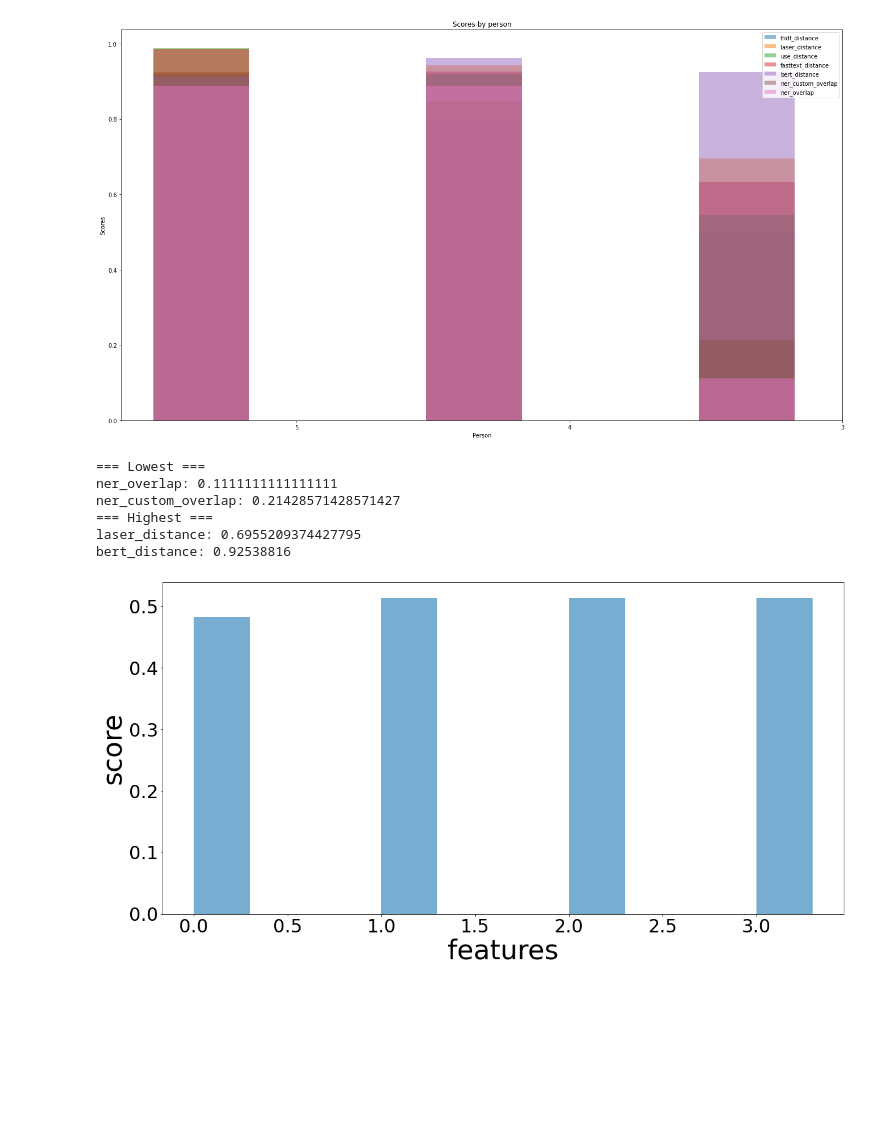
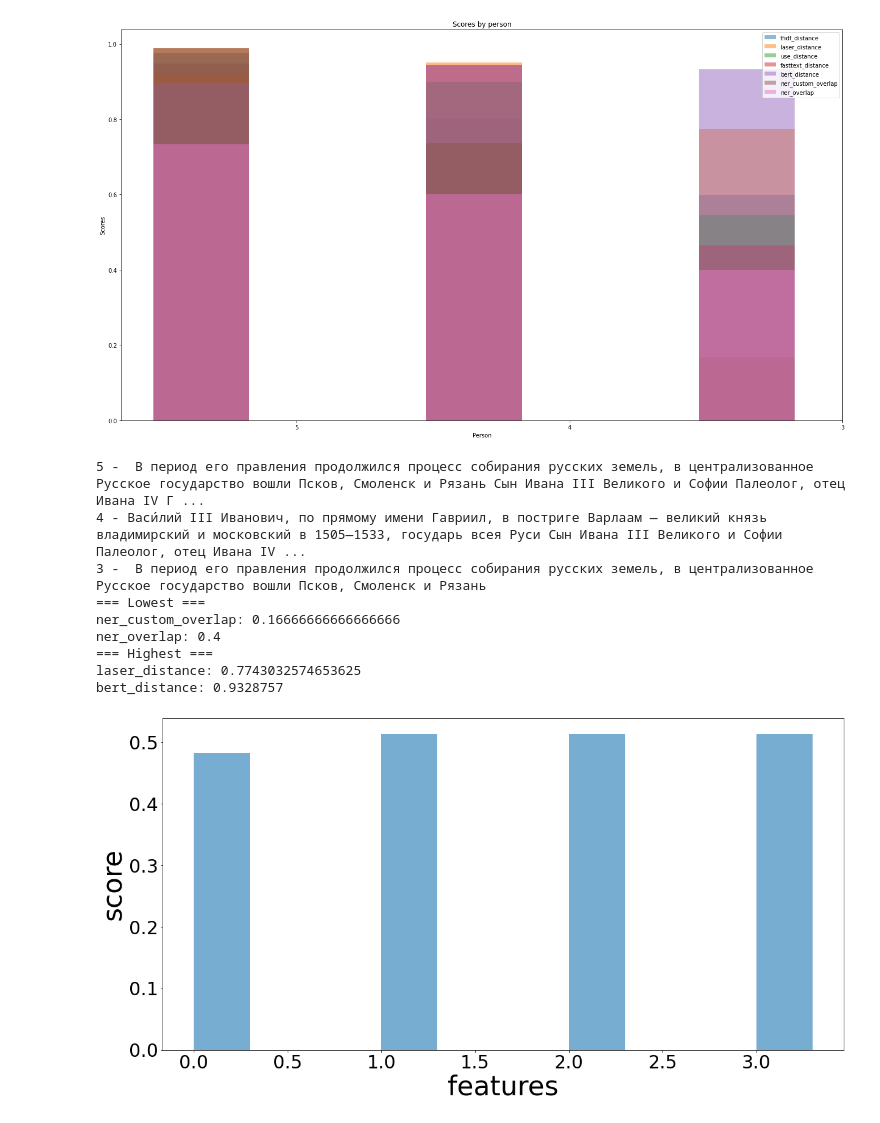
Before and after one commit to DaniilRoman/short_answers_scoring, a Jupyter notebook: visualization.ipynb, the cells around one changed output. Drawn from its saved outputs; the diff is of its cells as text; code cells hidden in the pictures; blank space fills up the shorter version.

```diff
--- a/visualization.ipynb
+++ b/visualization.ipynb
@@ -71,7 +71,7 @@ def vis_sim(original, answers, answers_sim, folder_path="/home/droman/Documents/
         file.write(lines)
 
 
-def print_feature_comparing(values):
+def print_feature_comparing(values, file_prefix):
     # values = {"bert": [3,5,1], "use": [1,4,2], "ner": [2, 3,2]}
 
     fig, ax = plt.subplots()
@@ -91,29 +91,29 @@ def print_feature_comparing(values):
     plt.xticks(index + bar_width, ('5', '4', '3'))
     plt.legend()
 
-    file_prefix = '/home/droman/Documents/diploma/deeppavlov_ner_3.6/data/output/images/sentences/'
-    plt.savefig(file_prefix + "sentence_comparison" +'.png')
+    plt.savefig(file_prefix +'.png')
 
     plt.tight_layout()
     plt.show()
 
-def feature_comparing():
+def feature_comparing(index = 22):
     data = pd.read_csv("/home/droman/Documents/diploma/deeppavlov_ner_3.6/data/output/normalized/data_origin.csv")
-    index = 10
     original = data["original"][index]
     features = ["tfidf_distance", "laser_distance", "use_distance", "fasttext_distance", "bert_distance", "ner_custom_overlap", "ner_overlap"]
     values = {}
+    lines = ""
     for i in features:
         values[i] = []
 
     for i in [5, 4, 3]:
         targets = data.loc[(data["original"] == original) & (data["score"] == i)]
+        lines += str(i) + " - " + targets["scored_text"].values[0] + "\n"
         for feature in features:
             values[feature].append(targets[feature].values[0])
-    print_feature_comparing(values)
+    file_prefix = '/home/droman/Documents/diploma/deeppavlov_ner_3.6/data/output/images/sentences/sentence_comparison_' + str(index)
+    print_feature_comparing(values, file_prefix)
+    values = {k: v for k, v in sorted(values.items(), key=lambda item: item[1][2])}
 
-    values = {k: v for k, v in sorted(values.items(), key=lambda item: item[1][2])}
-    lines = ""
     lines += ("=== Lowest ==="+"\n")
     for item in list(values.items())[:2]:
         lines += (item[0] + ": " + str(item[1][2]) + "\n")
@@ -121,19 +121,21 @@ def feature_comparing():
     for item in list(values.items())[-2:]:
         lines += (item[0] + ": " + str(item[1][2]) + "\n")
 
-    file_prefix = '/home/droman/Documents/diploma/deeppavlov_ner_3.6/data/output/images/sentences/'
-    file_path = file_prefix + "sentence_comparison" +'.txt'
+    file_path = file_prefix + '.txt'
     with open(file_path, "w") as file:
         print(lines)
         file.write(lines)
 # %%
-feature_comparing()
+feature_comparing(33)
 # %% [output]
-[figure, old version]
+[figure, new version]
+5 -  В период его правления продолжился процесс собирания русских земель, в централизованное Русское государство вошли Псков, Смоленск и Рязань Сын Ивана III Великого и Софии Палеолог, отец Ивана IV Г ...
+4 - Васи́лий III Иванович, по прямому имени Гавриил, в постриге Варлаам — великий князь владимирский и московский в 1505—1533, государь всея Руси Сын Ивана III Великого и Софии Палеолог, отец Ивана IV ...
+3 -  В период его правления продолжился процесс собирания русских земель, в централизованное Русское государство вошли Псков, Смоленск и Рязань
 === Lowest ===
-ner_overlap: 0.1111111111111111
-ner_custom_overlap: 0.21428571428571427
+ner_custom_overlap: 0.16666666666666666
+ner_overlap: 0.4
 === Highest ===
-laser_distance: 0.6955209374427795
-bert_distance: 0.92538816
+laser_distance: 0.7743032574653625
+bert_distance: 0.9328757
 # %%
```
Also changed, not shown: parts of 1 cell of this notebook.
